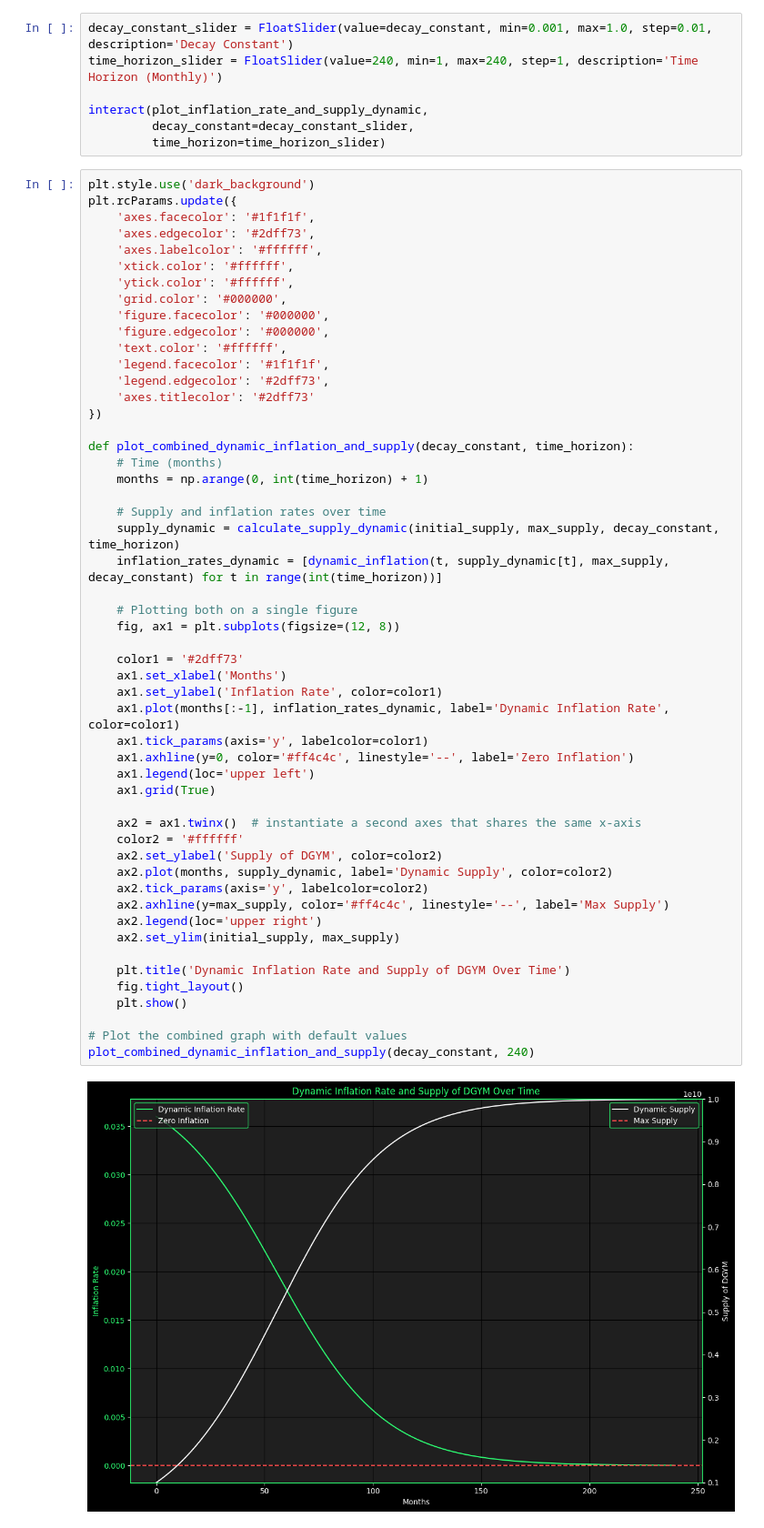
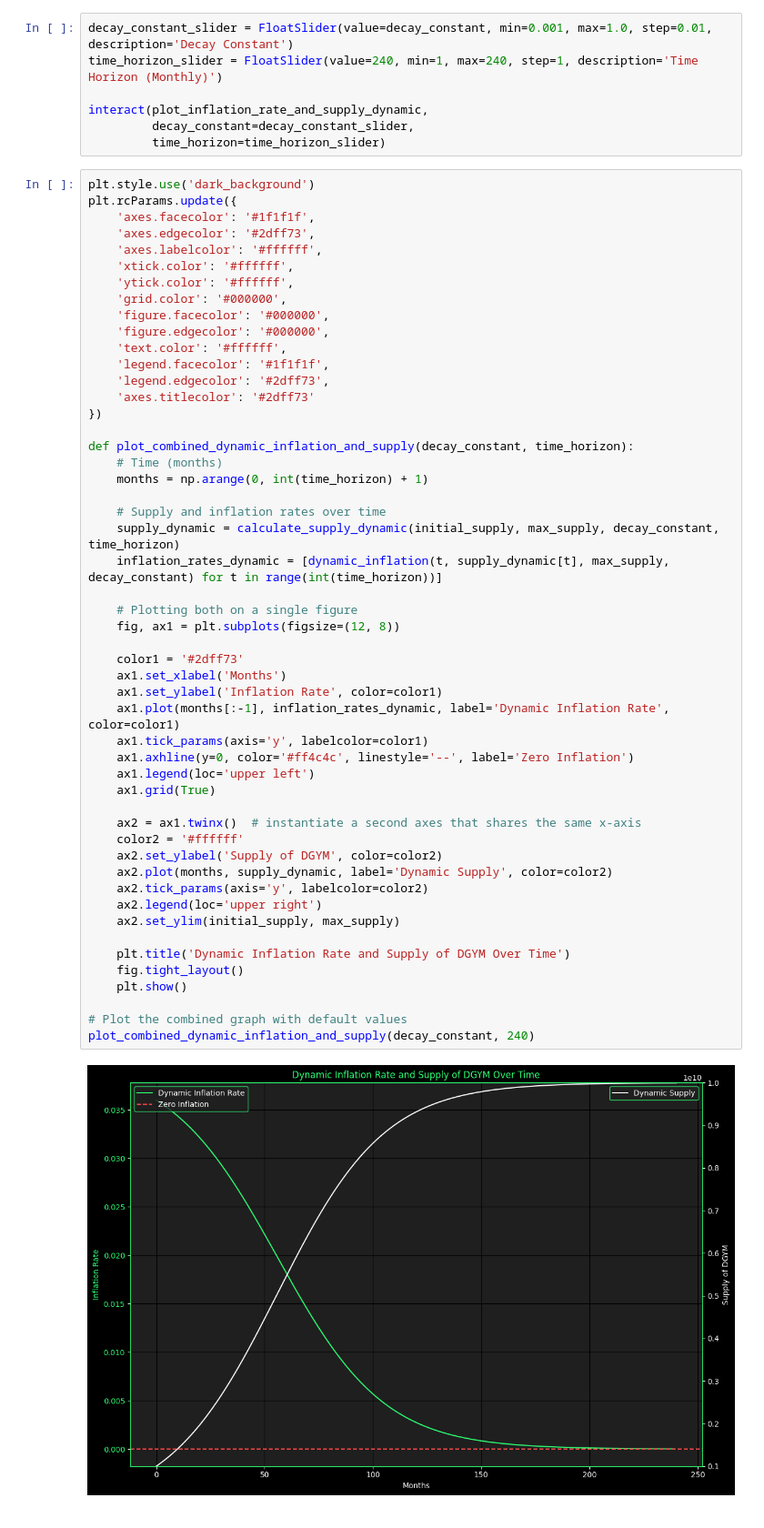
Before and after one commit to DeGym/documentation, a Jupyter notebook: analysis/supply/inflation_dgym_v3.ipynb, the cells around one changed output. Shown at 91% size. Drawn from its saved outputs; the diff is of its cells as text.

Commit message:
Update unified plot y-axis

```diff
--- a/analysis/supply/inflation_dgym_v3.ipynb
+++ b/analysis/supply/inflation_dgym_v3.ipynb
@@ -112,32 +112,31 @@ def plot_combined_dynamic_inflation_and_supply(decay_constant, time_horizon):
     supply_dynamic = calculate_supply_dynamic(initial_supply, max_supply, decay_constant, time_horizon)
     inflation_rates_dynamic = [dynamic_inflation(t, supply_dynamic[t], max_supply, decay_constant) for t in range(int(time_horizon))]
 
     # Plotting both on a single figure
     fig, ax1 = plt.subplots(figsize=(12, 8))
 
     color1 = '#2dff73'
     ax1.set_xlabel('Months')
     ax1.set_ylabel('Inflation Rate', color=color1)
     ax1.plot(months[:-1], inflation_rates_dynamic, label='Dynamic Inflation Rate', color=color1)
     ax1.tick_params(axis='y', labelcolor=color1)
     ax1.axhline(y=0, color='#ff4c4c', linestyle='--', label='Zero Inflation')
     ax1.legend(loc='upper left')
     ax1.grid(True)
 
     ax2 = ax1.twinx()  # instantiate a second axes that shares the same x-axis
     color2 = '#ffffff'
     ax2.set_ylabel('Supply of DGYM', color=color2)
     ax2.plot(months, supply_dynamic, label='Dynamic Supply', color=color2)
     ax2.tick_params(axis='y', labelcolor=color2)
-    ax2.axhline(y=max_supply, color='#ff4c4c', linestyle='--', label='Max Supply')
     ax2.legend(loc='upper right')
     ax2.set_ylim(initial_supply, max_supply)
 
     plt.title('Dynamic Inflation Rate and Supply of DGYM Over Time')
     fig.tight_layout()
     plt.show()
 
 # Plot the combined graph with default values
 plot_combined_dynamic_inflation_and_supply(decay_constant, 240)
 # %% [output]
-[figure, old version]
+[figure, new version]
```
